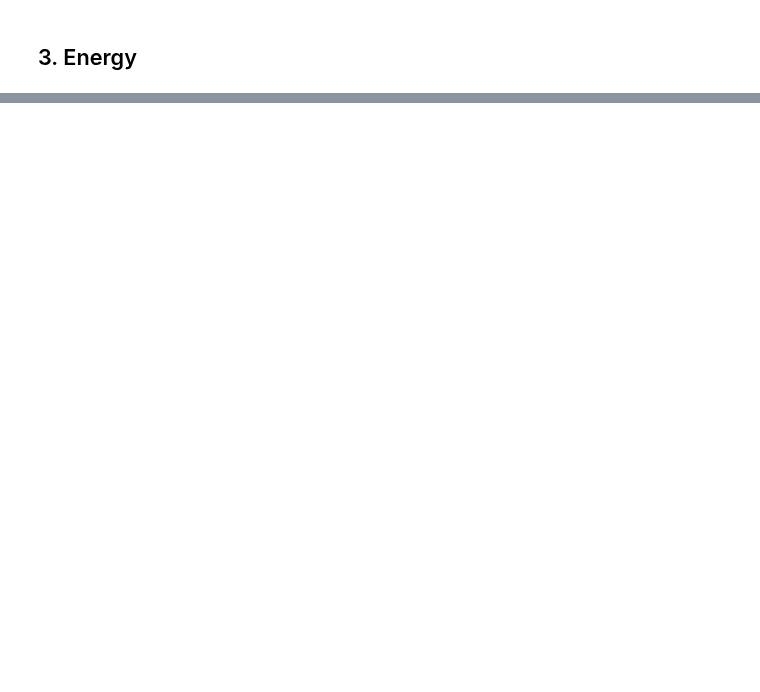
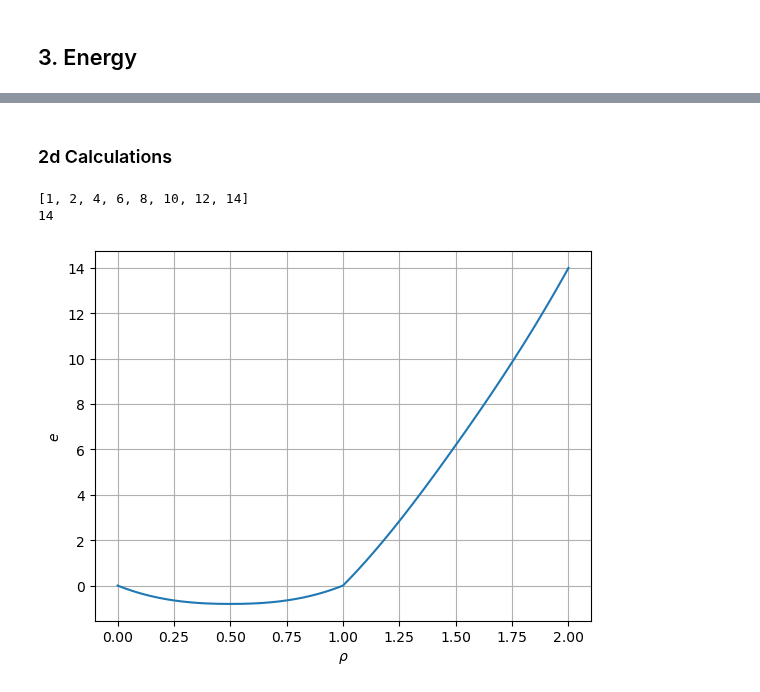
Before and after one commit to janjhch/bachelorthesis, a Jupyter notebook: ground_state/gs_chem_pot_energy_2D.ipynb, the cells around one changed output, grey strips where cells are left out. Cells and saved outputs as stored; diff of their text form; code cells hidden in the pictures; blank space fills up the shorter version.

Commit message:
Finished 2d calculations for HK-model

```diff
--- a/ground_state/gs_chem_pot_energy_2D.ipynb
+++ b/ground_state/gs_chem_pot_energy_2D.ipynb
@@ -212,0 +227,13 @@ U = 14
+# %%
+# Select integer between 1 and 8
+U_energy = 8
+
+mu_energy_1d = mu_arrays[U_energy - 1]
+U_energy = U_values[U_energy - 1]
+
+energy_values_1d = []
+
+for mu_i in mu_energy_1d:
+    energy_values_1d.append(energy_1d(mu_i, U_energy))
+
+one_plot(rho_arrays[U_energy -1], energy_values_1d, r'$\rho$', r'$e$')
@@ -212,0 +242,36 @@ U = 14
+# %% [markdown]
+### 2d Calculations
+# %%
+def J_2(x):
+    def J_1_shifted(k):
+        return J_1(x + 2*t*np.cos(k))
+
+    result_integral = integrate.quad(J_1_shifted, -np.pi, np.pi)
+
+    return result_integral[0] / np.pi
+
+def energy_2d(mu, U):
+    if U >= 0:
+        return J_2(mu) + J_2(mu - U) + U*I_2(mu - U)
+    else:
+        return 2*J_2(mu - U/2) + U*I_2(mu - U/2)
+# %%
+# Select integer between 1 and 8
+U_energy_2d = 8
+
+print(U_values_2d)
+print(U_values_2d[U_energy_2d - 1])
+
+mu_energy_2d = mu_arrays_2d[U_energy_2d - 1]
+
+energy_values_2d = []
+
+for mu_i in mu_energy_2d:
+    energy_values_2d.append(energy_2d(mu_i, U_values_2d[U_energy_2d - 1]))
+# %% [output]
+[1, 2, 4, 6, 8, 10, 12, 14]
+14
+# %%
+one_plot(rho_arrays_2d[U_energy_2d -1], energy_values_2d, r'$\rho$', r'$e$')
+# %% [output]
+[figure, added]
```
Also changed, not shown: parts of 7 cells of this notebook.
